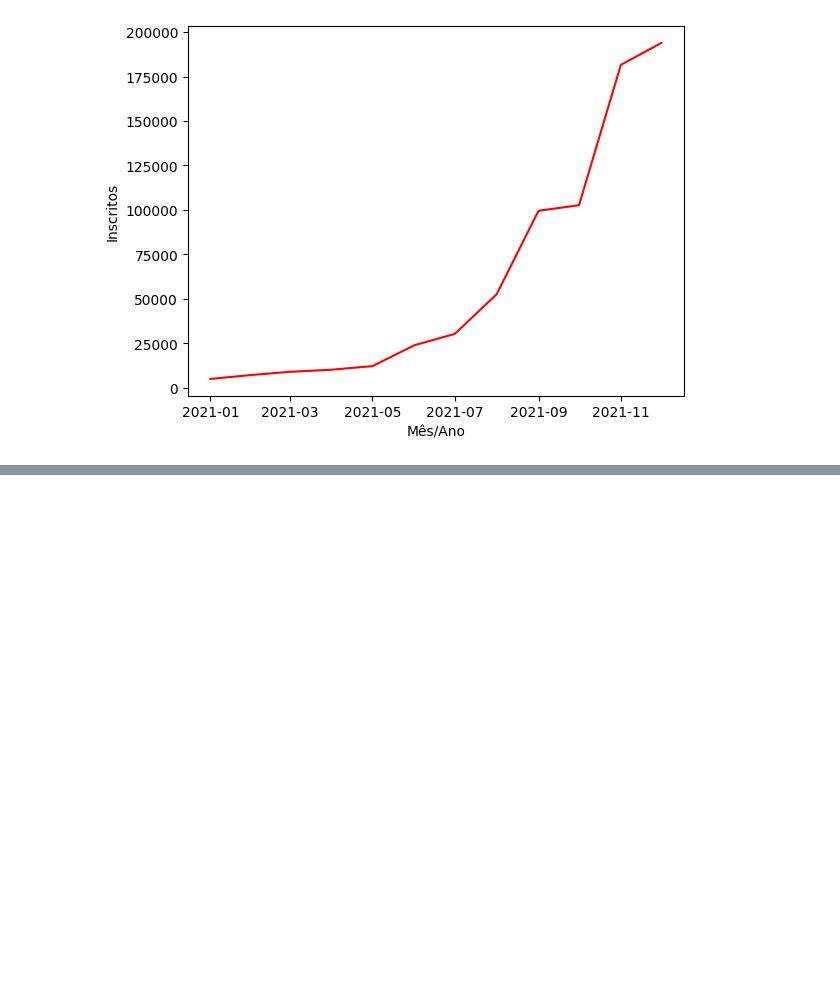
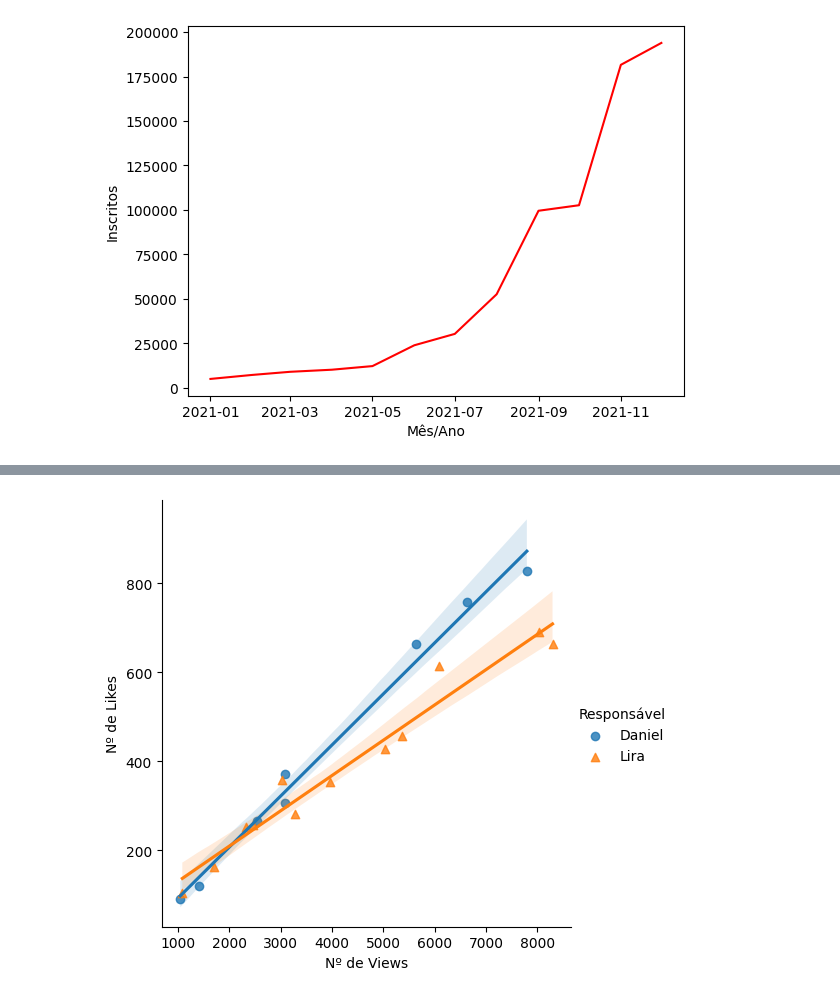
Before and after one commit to Matheus-IT/data_exploration, a Jupyter notebook: seaborn/first_plots.ipynb, the cells around one changed output, grey strips where cells are left out. Saved outputs shown, nothing was run; the diff lists cells and outputs as text; code cells hidden in the pictures; blank space fills up the shorter version.

```diff
--- a/seaborn/first_plots.ipynb
+++ b/seaborn/first_plots.ipynb
@@ -20,0 +29,4 @@ fig = sns.lineplot(data=inscritos_df, x='Mês/Ano', y='Inscritos', color='red')
+# %%
+fig = sns.lmplot(data=videos_df, x='Nº de Views', y='Nº de Likes', hue='Responsável', markers=['o', '^'])
+# %% [output]
+[figure, added]
```
Also changed, not shown: parts of 2 cells of this notebook.
